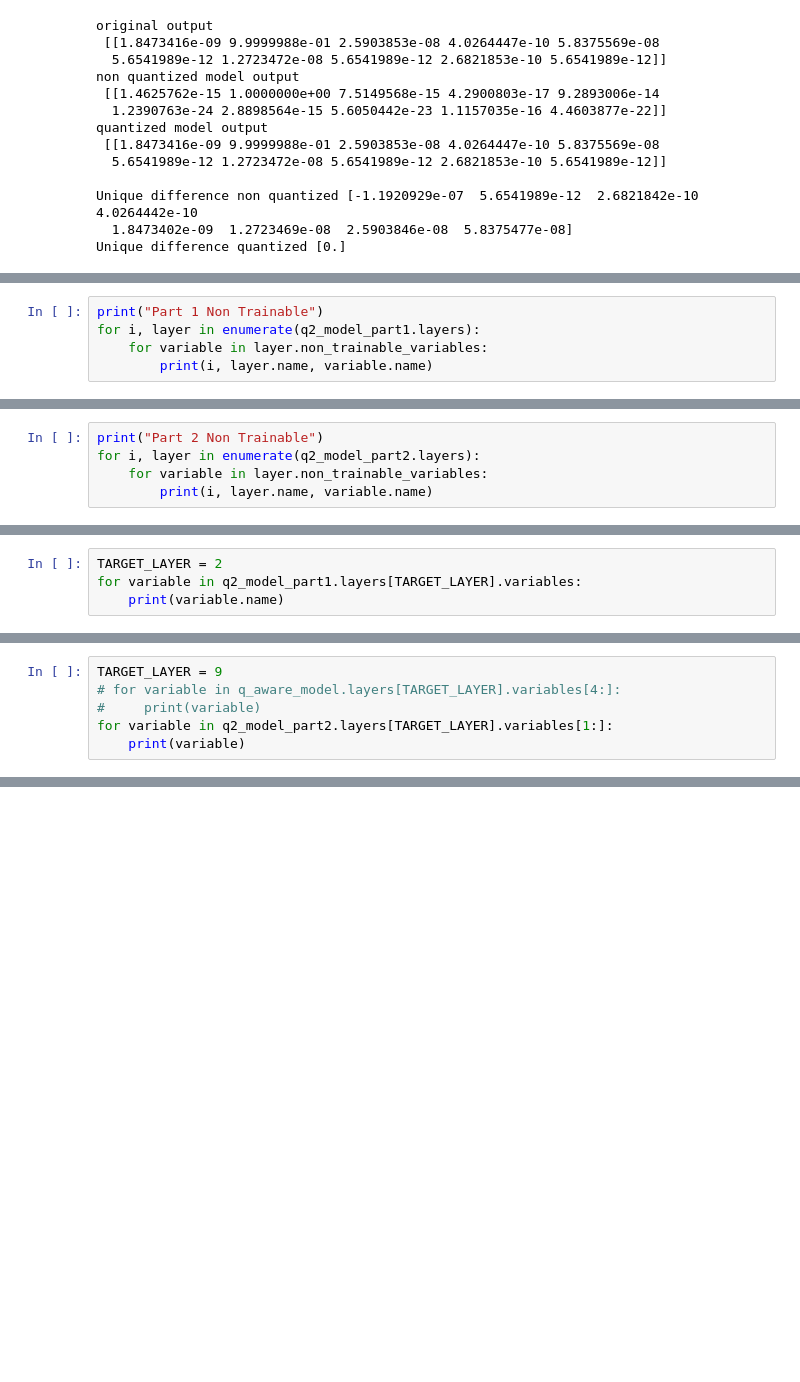
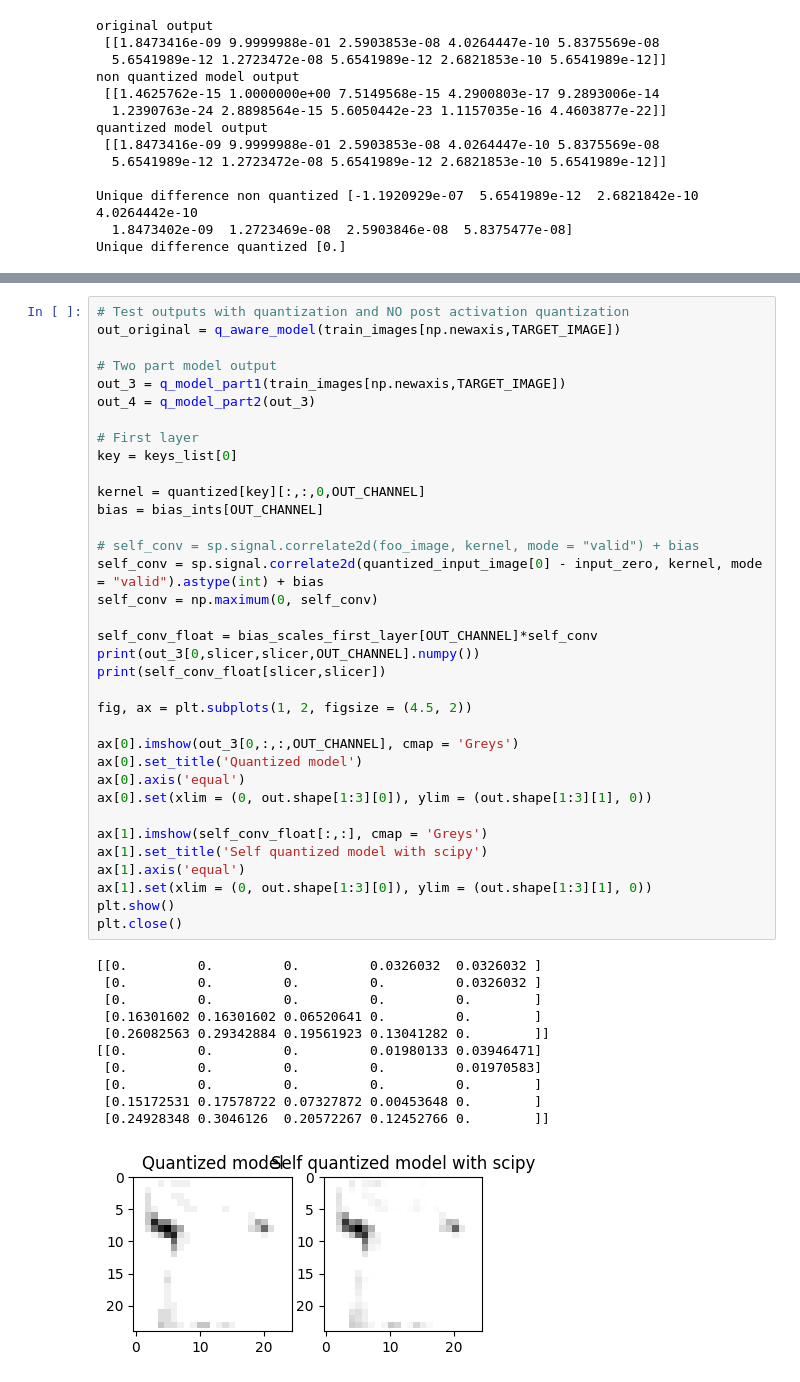
Before and after one commit to Rossbert/Master-Project-Quantization, a Jupyter notebook: Test_Split_Net.ipynb, the cells around one changed output, grey strips where cells are left out. Saved outputs shown, nothing was run; the diff lists cells and outputs as text; blank space fills up the shorter version.

```diff
--- a/Test_Split_Net.ipynb
+++ b/Test_Split_Net.ipynb
@@ -1072,5 +719,0 @@ Part 2 Trainable
-# %%
-print("Part 1 Non Trainable")
-for i, layer in enumerate(q2_model_part1.layers):
-    for variable in layer.non_trainable_variables:
-        print(i, layer.name, variable.name)
@@ -1087,5 +719,0 @@ Part 1 Non Trainable
-# %%
-print("Part 2 Non Trainable")
-for i, layer in enumerate(q2_model_part2.layers):
-    for variable in layer.non_trainable_variables:
-        print(i, layer.name, variable.name)
@@ -1110,4 +719,0 @@ Part 2 Non Trainable
-# %%
-TARGET_LAYER = 2
-for variable in q2_model_part1.layers[TARGET_LAYER].variables:
-    print(variable.name)
@@ -1195,6 +719,0 @@ Self quantized
-# %%
-TARGET_LAYER = 9
-# for variable in q_aware_model.layers[TARGET_LAYER].variables[4:]:
-#     print(variable)
-for variable in q2_model_part2.layers[TARGET_LAYER].variables[1:]:
-    print(variable)
@@ -1232,0 +860,47 @@ Unique difference quantized [-5.0724542e-01 -3.2680809e-02 -1.7768173e-02 -1.776
+# %%
+# Test outputs with quantization and NO post activation quantization
+out_original = q_aware_model(train_images[np.newaxis,TARGET_IMAGE])
+
+# Two part model output
+out_3 = q_model_part1(train_images[np.newaxis,TARGET_IMAGE])
+out_4 = q_model_part2(out_3)
+
+# First layer
+key = keys_list[0]
+
+kernel = quantized[key][:,:,0,OUT_CHANNEL]
+bias = bias_ints[OUT_CHANNEL]
+
+# self_conv = sp.signal.correlate2d(foo_image, kernel, mode = "valid") + bias
+self_conv = sp.signal.correlate2d(quantized_input_image[0] - input_zero, kernel, mode = "valid").astype(int) + bias
+self_conv = np.maximum(0, self_conv)
+
+self_conv_float = bias_scales_first_layer[OUT_CHANNEL]*self_conv
+print(out_3[0,slicer,slicer,OUT_CHANNEL].numpy())
+print(self_conv_float[slicer,slicer])
+
+fig, ax = plt.subplots(1, 2, figsize = (4.5, 2))
+
+ax[0].imshow(out_3[0,:,:,OUT_CHANNEL], cmap = 'Greys')
+ax[0].set_title('Quantized model')
+ax[0].axis('equal')
+ax[0].set(xlim = (0, out.shape[1:3][0]), ylim = (out.shape[1:3][1], 0))
+
+ax[1].imshow(self_conv_float[:,:], cmap = 'Greys')
+ax[1].set_title('Self quantized model with scipy')
+ax[1].axis('equal')
+ax[1].set(xlim = (0, out.shape[1:3][0]), ylim = (out.shape[1:3][1], 0))
+plt.show()
+plt.close()
+# %% [output]
+[[0.         0.         0.         0.0326032  0.0326032 ]
+ [0.         0.         0.         0.         0.0326032 ]
+ [0.         0.         0.         0.         0.        ]
+ [0.16301602 0.16301602 0.06520641 0.         0.        ]
+ [0.26082563 0.29342884 0.19561923 0.13041282 0.        ]]
+[[0.         0.         0.         0.01980133 0.03946471]
+ [0.         0.         0.         0.         0.01970583]
+ [0.         0.         0.         0.         0.        ]
+ [0.15172531 0.17578722 0.07327872 0.00453648 0.        ]
+ [0.24928348 0.3046126  0.20572267 0.12452766 0.        ]]
+[figure, added]
```
Also changed, not shown: parts of 38 cells of this notebook, 15 other files.
